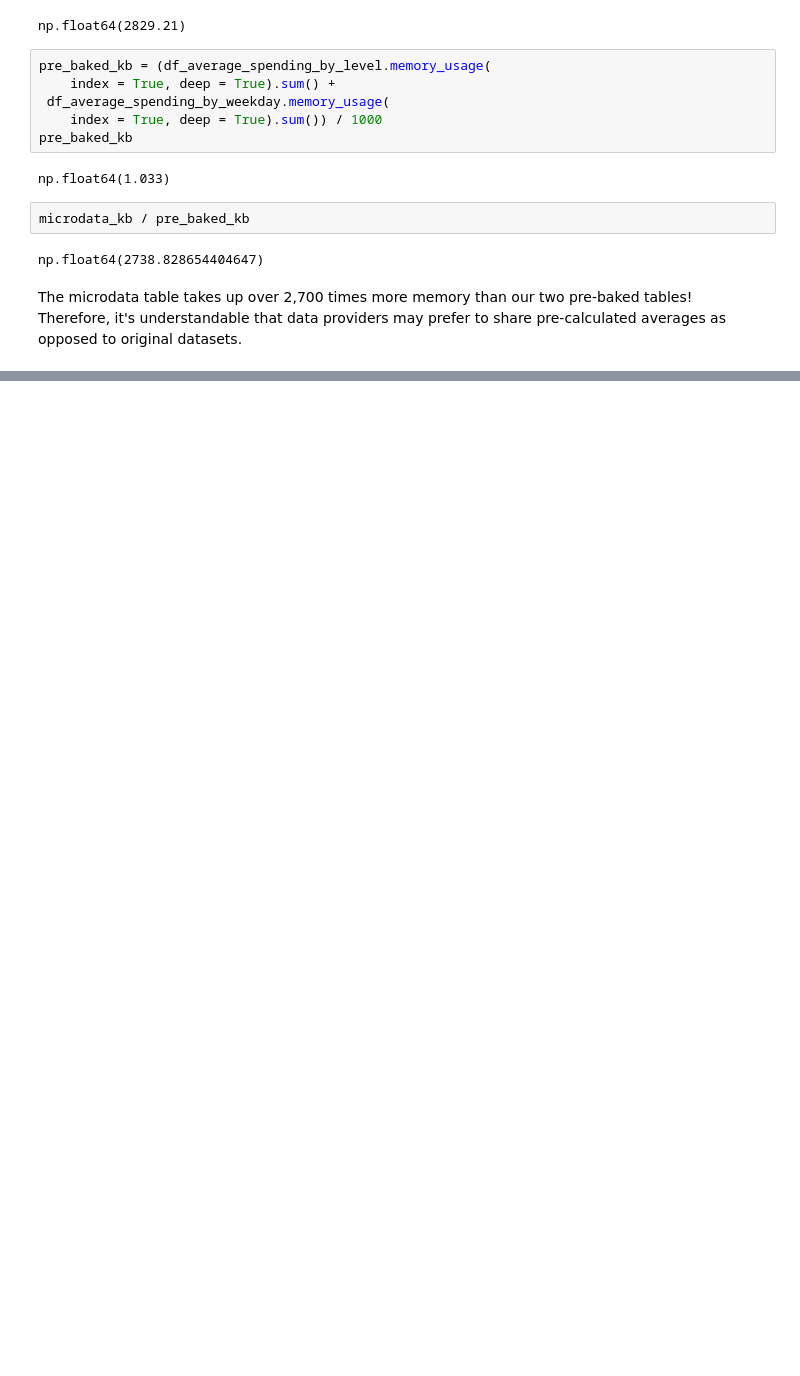
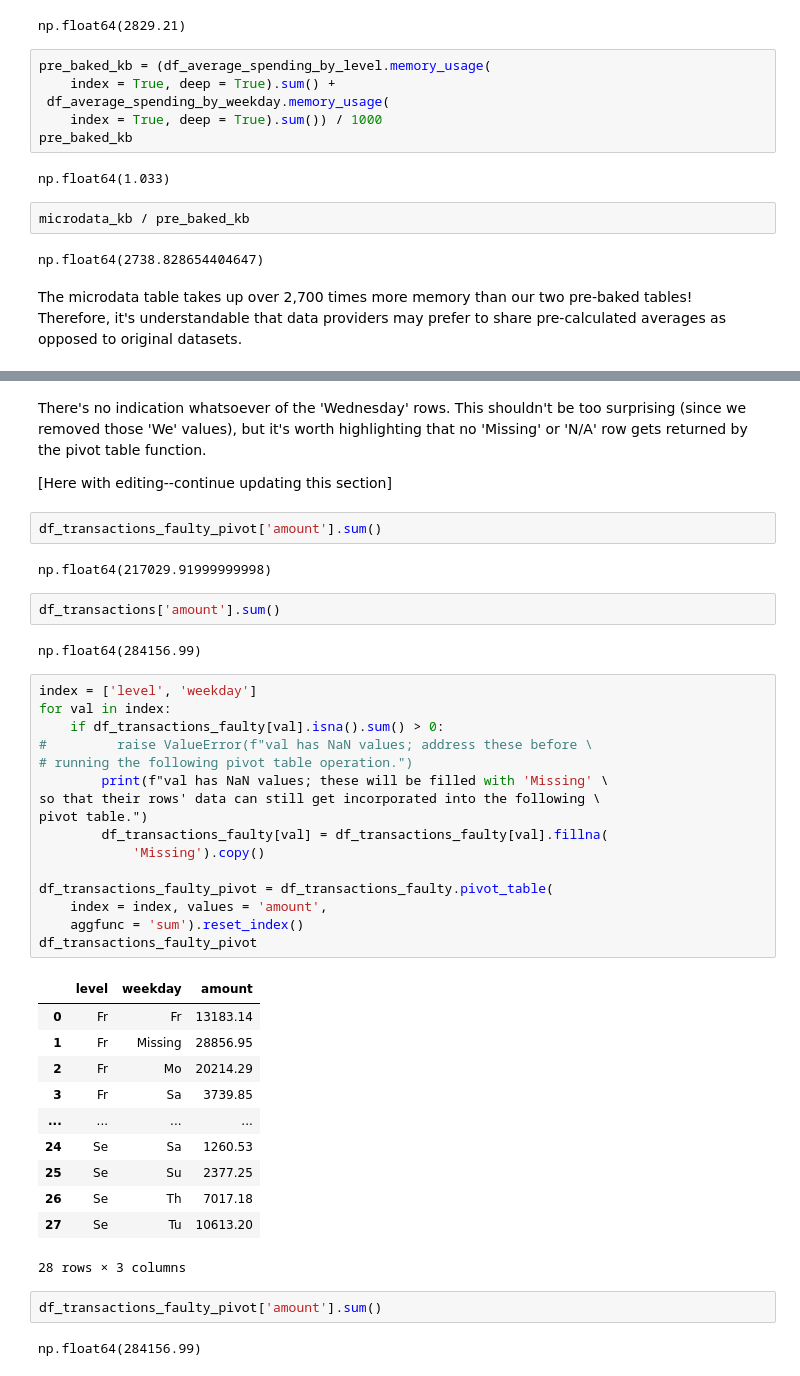
Before and after one commit to kburchfiel/pfn, a Jupyter notebook: Descriptive_Stats/descriptive_stats_part_2.ipynb, the cells around one changed output, grey strips where cells are left out. Drawn from its saved outputs; the diff is of its cells as text; blank space fills up the shorter version.

Commit message:
Made further updates to this section (which is still a work in progress)

```diff
--- a/Descriptive_Stats/descriptive_stats_part_2.ipynb
+++ b/Descriptive_Stats/descriptive_stats_part_2.ipynb
@@ -188,0 +232,44 @@ The microdata table takes up over 2,700 times more memory than our two pre-baked
+# %% [markdown]
+There's no indication whatsoever of the 'Wednesday' rows. This shouldn't be too surprising (since we removed those 'We' values), but it's worth highlighting that no 'Missing' or 'N/A' row gets returned by the pivot table function.
+
+[Here with editing--continue updating this section]
+# %%
+df_transactions_faulty_pivot['amount'].sum()
+# %% [output]
+np.float64(217029.91999999998)
+# %%
+df_transactions['amount'].sum()
+# %% [output]
+np.float64(284156.99)
+# %%
+index = ['level', 'weekday']
+for val in index:
+    if df_transactions_faulty[val].isna().sum() > 0:
+#         raise ValueError(f"val has NaN values; address these before \
+# running the following pivot table operation.")
+        print(f"val has NaN values; these will be filled with 'Missing' \
+so that their rows' data can still get incorporated into the following \
+pivot table.")
+        df_transactions_faulty[val] = df_transactions_faulty[val].fillna(
+            'Missing').copy()
+
+df_transactions_faulty_pivot = df_transactions_faulty.pivot_table(
+    index = index, values = 'amount',
+    aggfunc = 'sum').reset_index()
+df_transactions_faulty_pivot
+# %% [output]
+|  | level | weekday | amount |
+| 0 | Fr | Fr | 13183.14 |
+| 1 | Fr | Missing | 28856.95 |
+| 2 | Fr | Mo | 20214.29 |
+| 3 | Fr | Sa | 3739.85 |
+| ... | ... | ... | ... |
+| 24 | Se | Sa | 1260.53 |
+| 25 | Se | Su | 2377.25 |
+| 26 | Se | Th | 7017.18 |
+| 27 | Se | Tu | 10613.20 |
+28 rows × 3 columns
+# %%
+df_transactions_faulty_pivot['amount'].sum()
+# %% [output]
+np.float64(284156.99)
```
Also changed, not shown: parts of 5 cells of this notebook.
